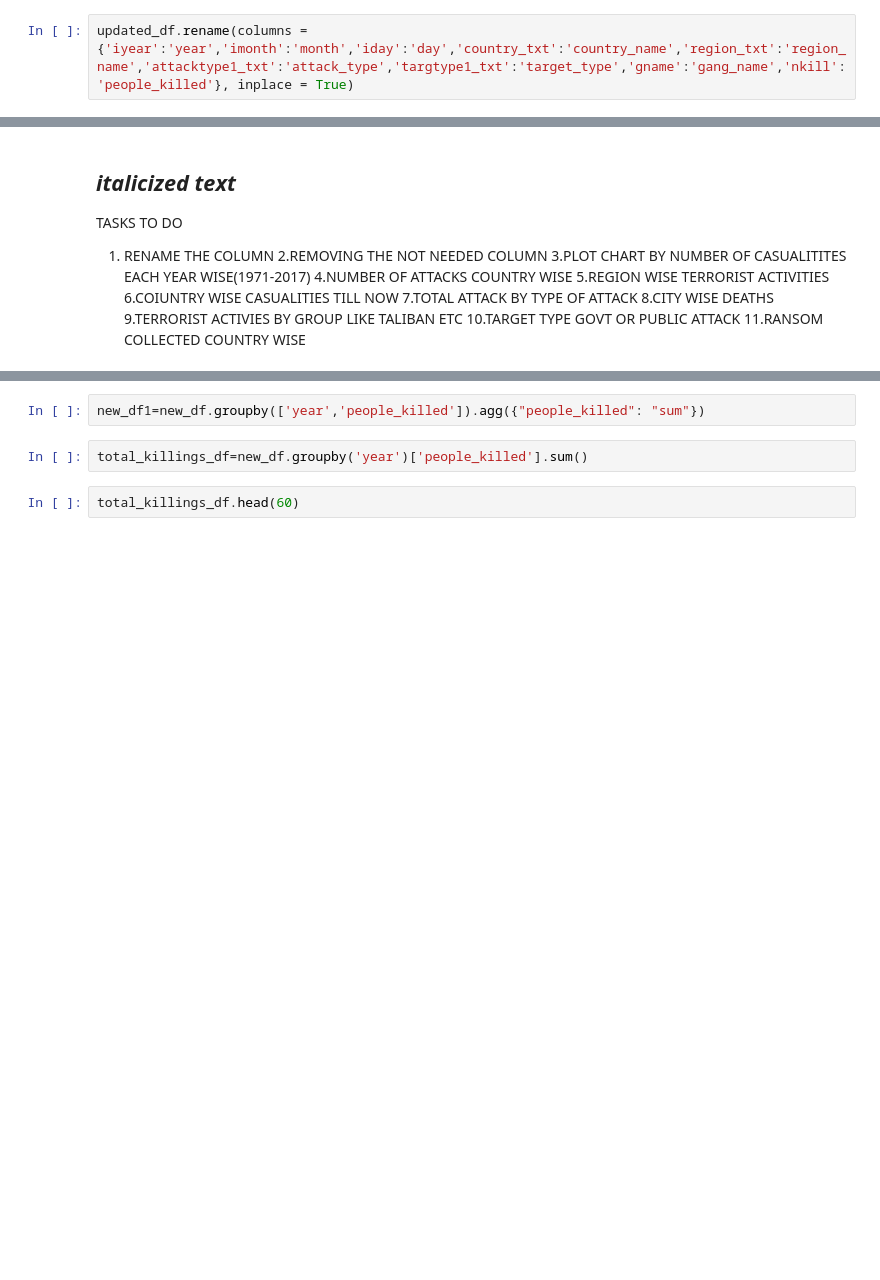
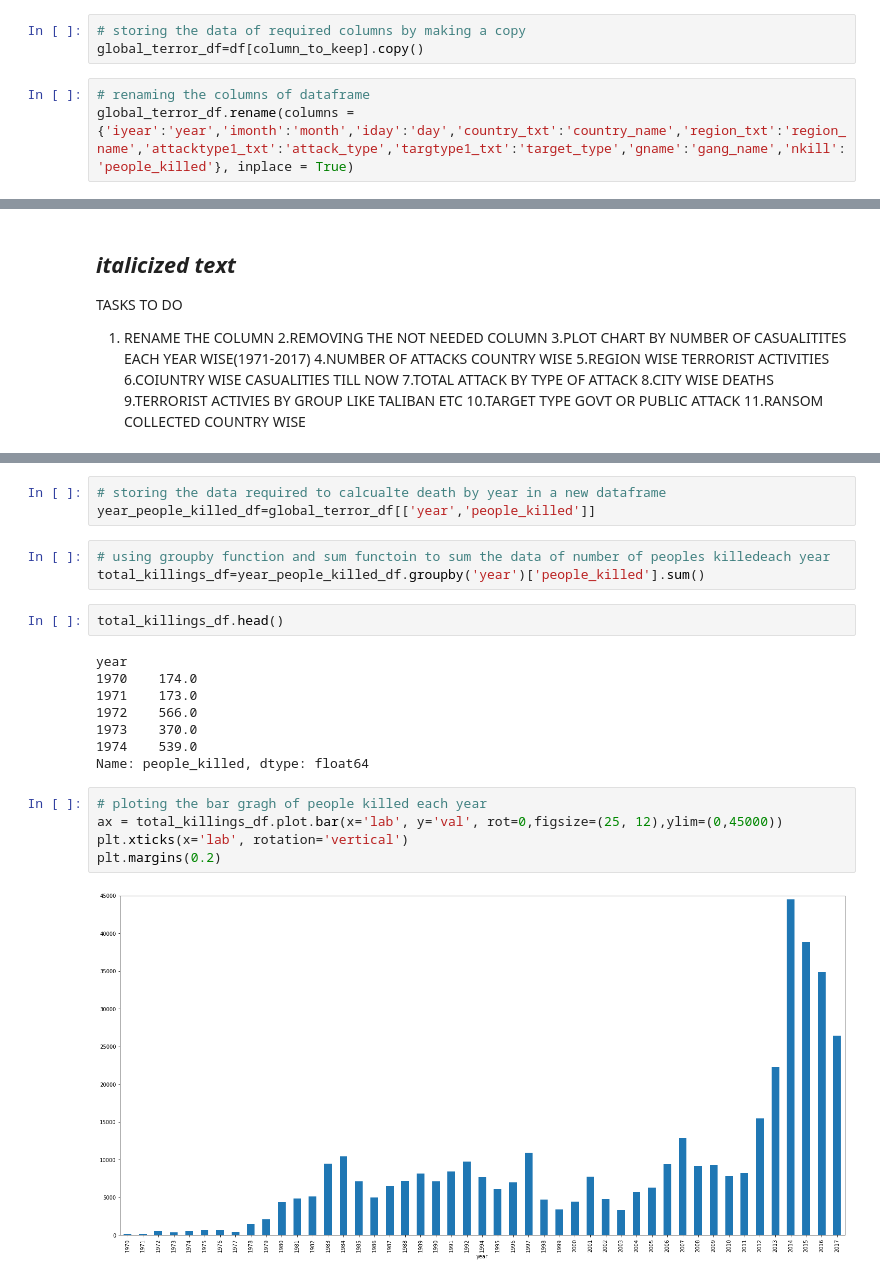
Before and after one commit to Arvindkale123/global-terrorism-exploratory-data-analysis, a Jupyter notebook: Copy_of_Global_Terrorism_Analysis_Capstone_Project.ipynb, the cells around one changed output, grey strips where cells are left out. Drawn from its saved outputs; the diff is of its cells as text; blank space fills up the shorter version.

Commit message:
death per year plot updated

```diff
--- a/Copy_of_Global_Terrorism_Analysis_Capstone_Project.ipynb
+++ b/Copy_of_Global_Terrorism_Analysis_Capstone_Project.ipynb
@@ -40,2 +38,6 @@ updated_df.head()
+# %%
+# storing the data of required columns by making a copy
+global_terror_df=df[column_to_keep].copy()
 # %%
-updated_df.rename(columns = {'iyear':'year','imonth':'month','iday':'day','country_txt':'country_name','region_txt':'region_name','attacktype1_txt':'attack_type','targtype1_txt':'target_type','gname':'gang_name','nkill':'people_killed'}, inplace = True)
+# renaming the columns of dataframe
+global_terror_df.rename(columns = {'iyear':'year','imonth':'month','iday':'day','country_txt':'country_name','region_txt':'region_name','attacktype1_txt':'attack_type','targtype1_txt':'target_type','gname':'gang_name','nkill':'people_killed'}, inplace = True)
@@ -69,6 +68,23 @@ new_df.head(16)
-# %%
-new_df1=new_df.groupby(['year','people_killed']).agg({"people_killed": "sum"})
-# %%
-total_killings_df=new_df.groupby('year')['people_killed'].sum()
+# %%
+# storing the data required to calcualte death by year in a new dataframe
+year_people_killed_df=global_terror_df[['year','people_killed']]
+# %%
+# using groupby function and sum functoin to sum the data of number of peoples killedeach year
+total_killings_df=year_people_killed_df.groupby('year')['people_killed'].sum()
 # %%
-total_killings_df.head(60)
+total_killings_df.head()
+# %% [output]
+year
+1970    174.0
+1971    173.0
+1972    566.0
+1973    370.0
+1974    539.0
+Name: people_killed, dtype: float64
+# %%
+# ploting the bar gragh of people killed each year
+ax = total_killings_df.plot.bar(x='lab', y='val', rot=0,figsize=(25, 12),ylim=(0,45000))
+plt.xticks(x='lab', rotation='vertical')
+plt.margins(0.2)
+# %% [output]
+[figure, added]
```
Also changed, not shown: parts of 13 cells of this notebook.
